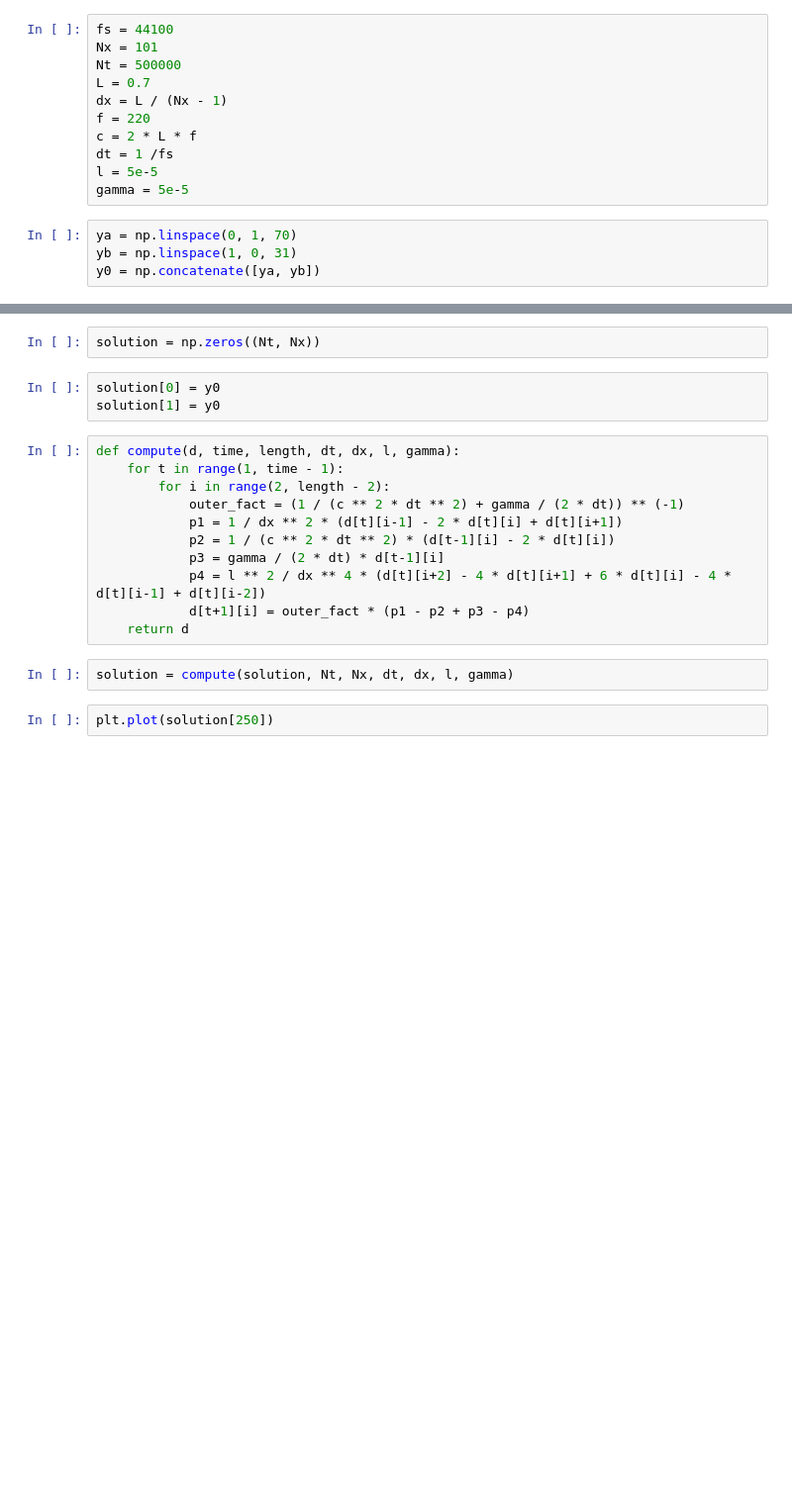
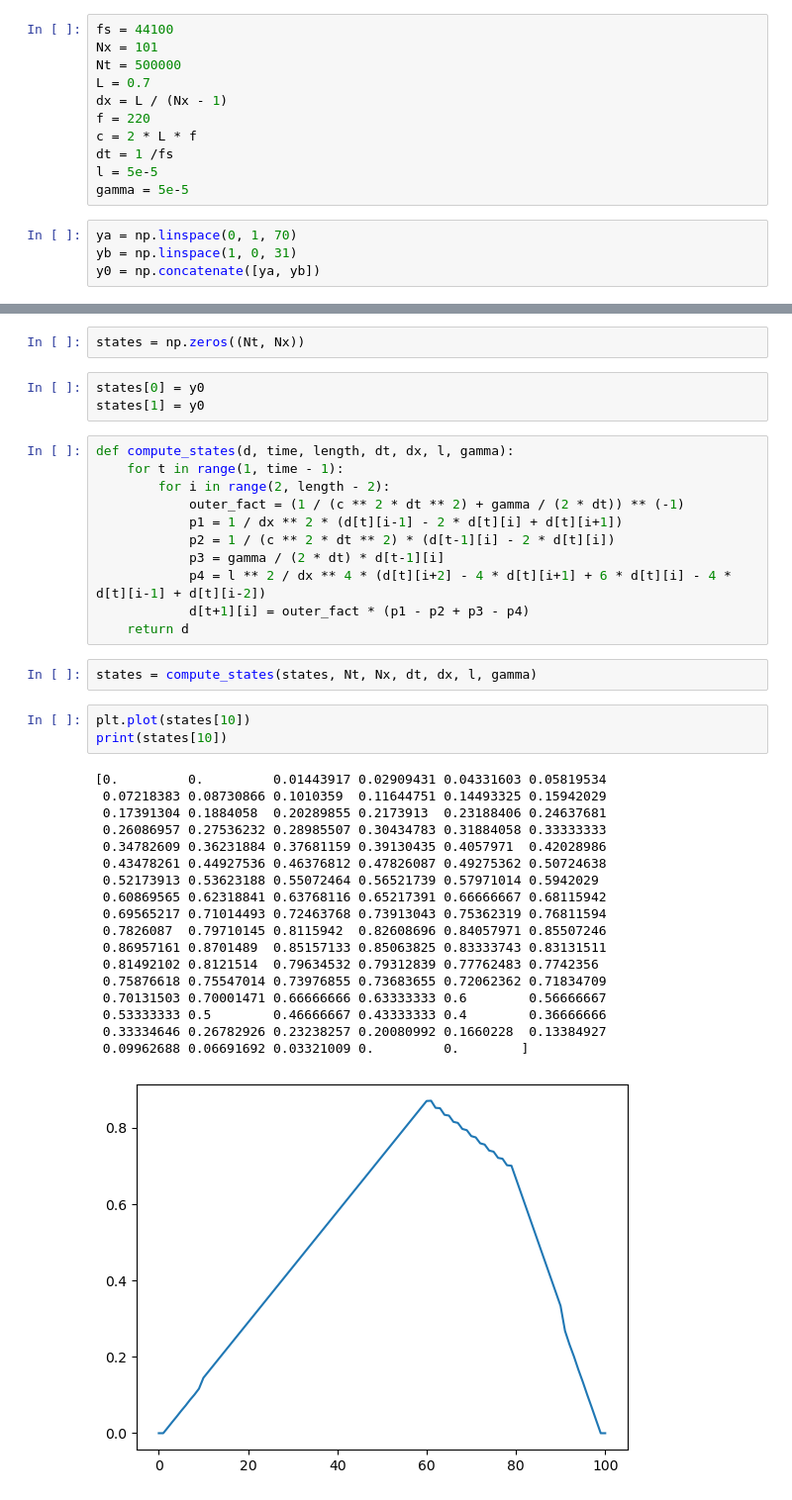
Before and after one commit to enter-opy/old-guitarist, a Jupyter notebook: prototype.ipynb, the cells around one changed output, grey strips where cells are left out. Shown at 99% size. Saved outputs shown, nothing was run; the diff lists cells and outputs as text; blank space fills up the shorter version.

```diff
--- a/prototype.ipynb
+++ b/prototype.ipynb
@@ -23,10 +28,10 @@ plt.plot(y0)
 # %%
-solution = np.zeros((Nt, Nx))
+states = np.zeros((Nt, Nx))
 # %%
-solution[0] = y0
-solution[1] = y0
+states[0] = y0
+states[1] = y0
 # %%
-def compute(d, time, length, dt, dx, l, gamma):
+def compute_states(d, time, length, dt, dx, l, gamma):
     for t in range(1, time - 1):
         for i in range(2, length - 2):
             outer_fact = (1 / (c ** 2 * dt ** 2) + gamma / (2 * dt)) ** (-1)
@@ -37,7 +42,27 @@ def compute(d, time, length, dt, dx, l, gamma):
             d[t+1][i] = outer_fact * (p1 - p2 + p3 - p4)
     return d
 # %%
-solution = compute(solution, Nt, Nx, dt, dx, l, gamma)
+states = compute_states(states, Nt, Nx, dt, dx, l, gamma)
 # %%
-plt.plot(solution[250])
+plt.plot(states[10])
+print(states[10])
+# %% [output]
+[0.         0.         0.01443917 0.02909431 0.04331603 0.05819534
+ 0.07218383 0.08730866 0.1010359  0.11644751 0.14493325 0.15942029
+ 0.17391304 0.1884058  0.20289855 0.2173913  0.23188406 0.24637681
+ 0.26086957 0.27536232 0.28985507 0.30434783 0.31884058 0.33333333
+ 0.34782609 0.36231884 0.37681159 0.39130435 0.4057971  0.42028986
+ 0.43478261 0.44927536 0.46376812 0.47826087 0.49275362 0.50724638
+ 0.52173913 0.53623188 0.55072464 0.56521739 0.57971014 0.5942029
+ 0.60869565 0.62318841 0.63768116 0.65217391 0.66666667 0.68115942
+ 0.69565217 0.71014493 0.72463768 0.73913043 0.75362319 0.76811594
+ 0.7826087  0.79710145 0.8115942  0.82608696 0.84057971 0.85507246
+ 0.86957161 0.8701489  0.85157133 0.85063825 0.83333743 0.83131511
+ 0.81492102 0.8121514  0.79634532 0.79312839 0.77762483 0.7742356
+ 0.75876618 0.75547014 0.73976855 0.73683655 0.72062362 0.71834709
+ 0.70131503 0.70001471 0.66666666 0.63333333 0.6        0.56666667
+ 0.53333333 0.5        0.46666667 0.43333333 0.4        0.36666666
+ 0.33334646 0.26782926 0.23238257 0.20080992 0.1660228  0.13384927
+ 0.09962688 0.06691692 0.03321009 0.         0.        ]
+[figure, added]
 # %%
```
Also changed, not shown: parts of 11 cells of this notebook, 4 other files.
